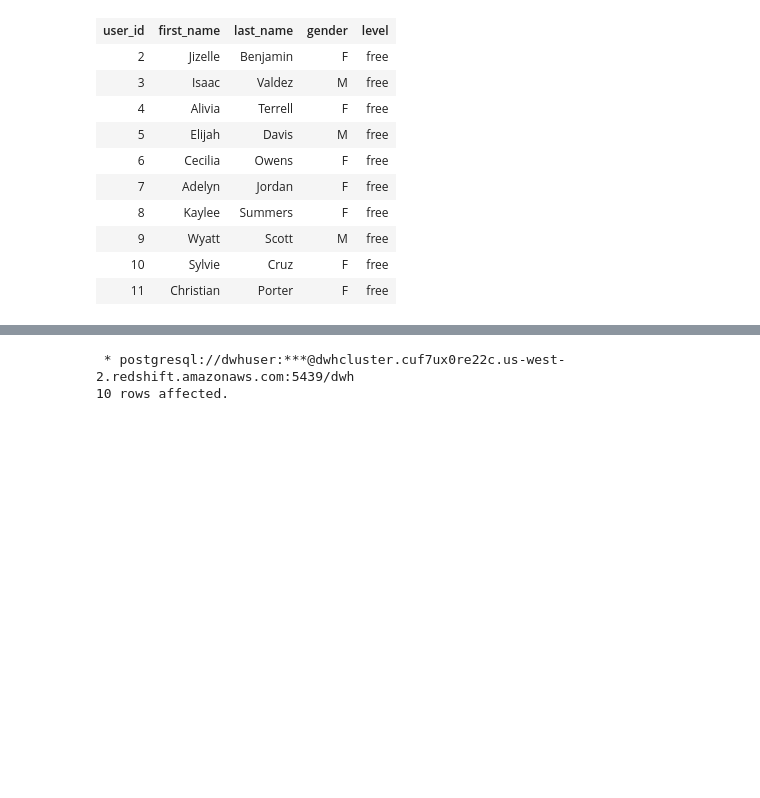
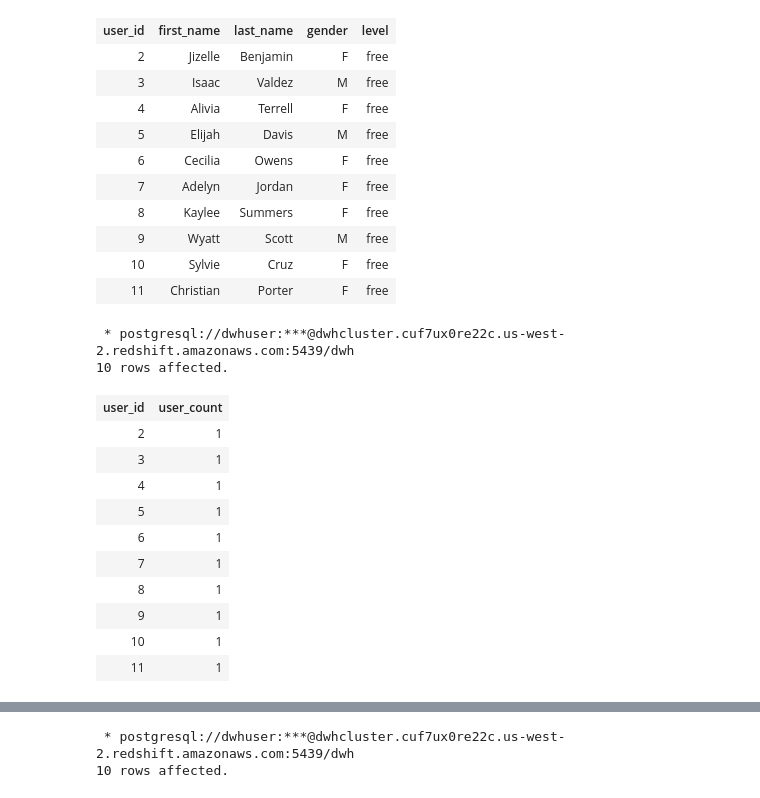
Before and after one commit to Alyessam132/Sparkify-Data-Warehouse-on-Redshift, a Jupyter notebook: test_cluster.ipynb, the cells around one changed output, grey strips where cells are left out. Drawn from its saved outputs; the diff is of its cells as text; code cells hidden in the pictures; blank space fills up the shorter version.

```diff
--- a/test_cluster.ipynb
+++ b/test_cluster.ipynb
@@ -243,6 +243,27 @@ run etl.py
 | 9 | Wyatt | Scott | M | free |
 | 10 | Sylvie | Cruz | F | free |
 | 11 | Christian | Porter | F | free |
+# %%
+%%sql
+SELECT user_id, count(*) as user_count
+FROM users
+GROUP BY user_id
+ORDER BY 2 DESC
+limit 10;
+# %% [output]
+ * postgresql://dwhuser:***@dwhcluster.cuf7ux0re22c.us-west-2.redshift.amazonaws.com:5439/dwh
+10 rows affected.
+| user_id | user_count |
+| 2 | 1 |
+| 3 | 1 |
+| 4 | 1 |
+| 5 | 1 |
+| 6 | 1 |
+| 7 | 1 |
+| 8 | 1 |
+| 9 | 1 |
+| 10 | 1 |
+| 11 | 1 |
 # %%
 %sql SELECT * FROM songs limit 10;
 # %% [output]
```
Also changed, not shown: parts of 4 cells of this notebook, 3 other files.
